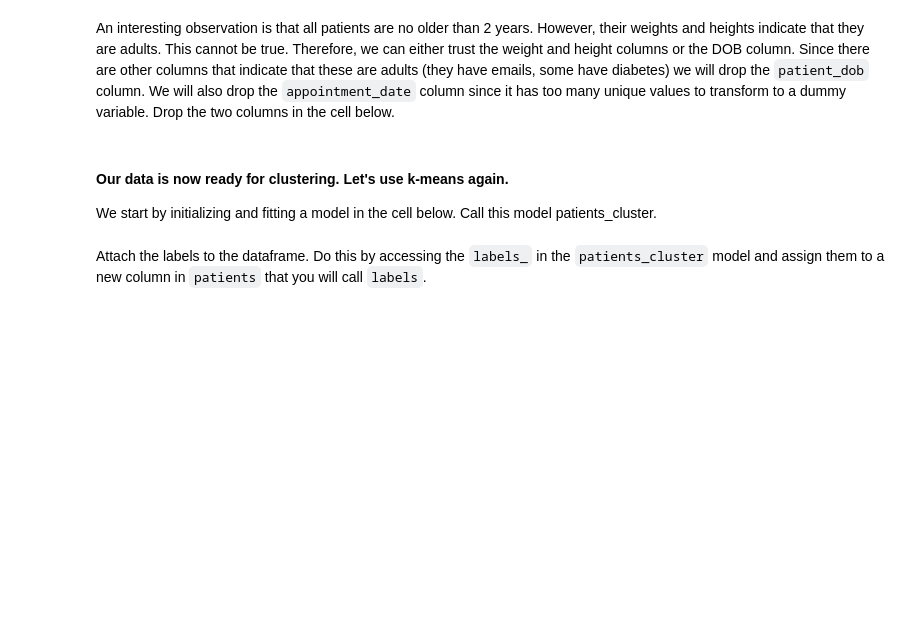
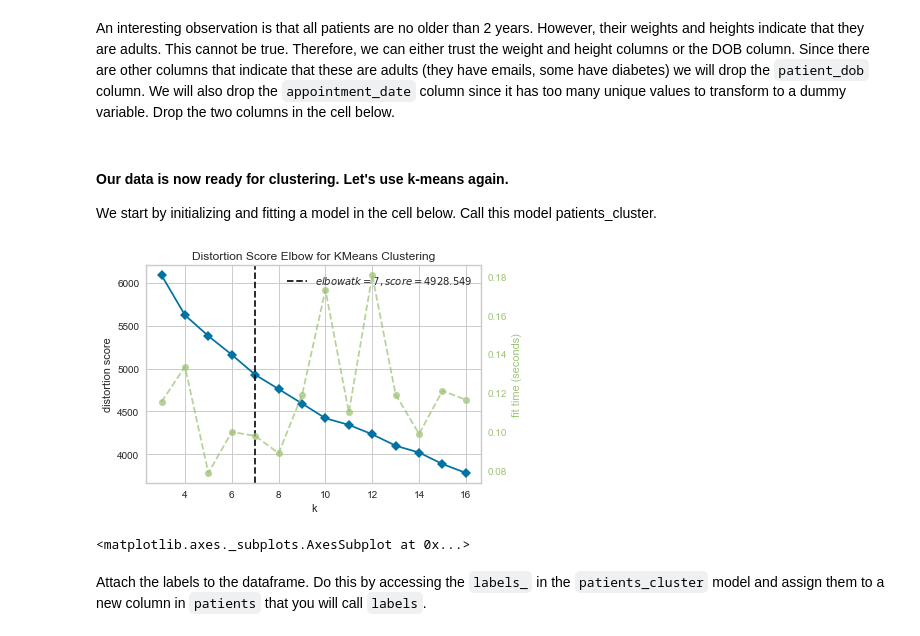
Before and after one commit to ta-data-lis/lab-unsupervised-learning-and-sklearn, a Jupyter notebook: your-code/[lab-unsupervised-learning-and-sklearn] Evelien Donkers.ipynb, the cells around one changed output. Drawn from its saved outputs; the diff is of its cells as text; code cells hidden in the pictures; blank space fills up the shorter version.

Commit message:
[lab-unsupervised-learning-and-sklearn] Evelien Donkers

```diff
--- a/your-code/[lab-unsupervised-learning-and-sklearn] Evelien Donkers.ipynb
+++ b/your-code/[lab-unsupervised-learning-and-sklearn] Evelien Donkers.ipynb
@@ -402,0 +400,14 @@ We start by initializing and fitting a model in the cell below. Call this model
+# %%
+from yellowbrick.cluster import KElbowVisualizer
+from sklearn.preprocessing import StandardScaler
+
+scaler = StandardScaler()
+patients_scale = scaler.fit_transform(patients)
+
+model = KMeans()
+visualizer = KElbowVisualizer(model, k=(3,17))
+visualizer.fit(patients_scale)
+visualizer.poof()
+# %% [output]
+[figure, added]
+<matplotlib.axes._subplots.AxesSubplot at 0x...>
```
Also changed, not shown: parts of 17 cells of this notebook.
